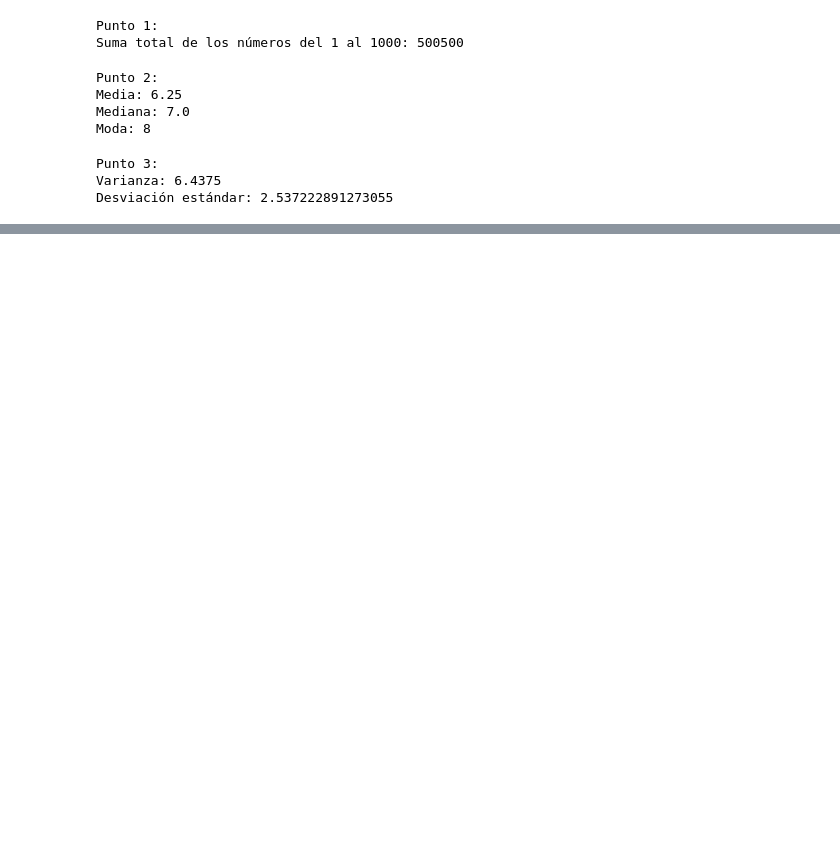
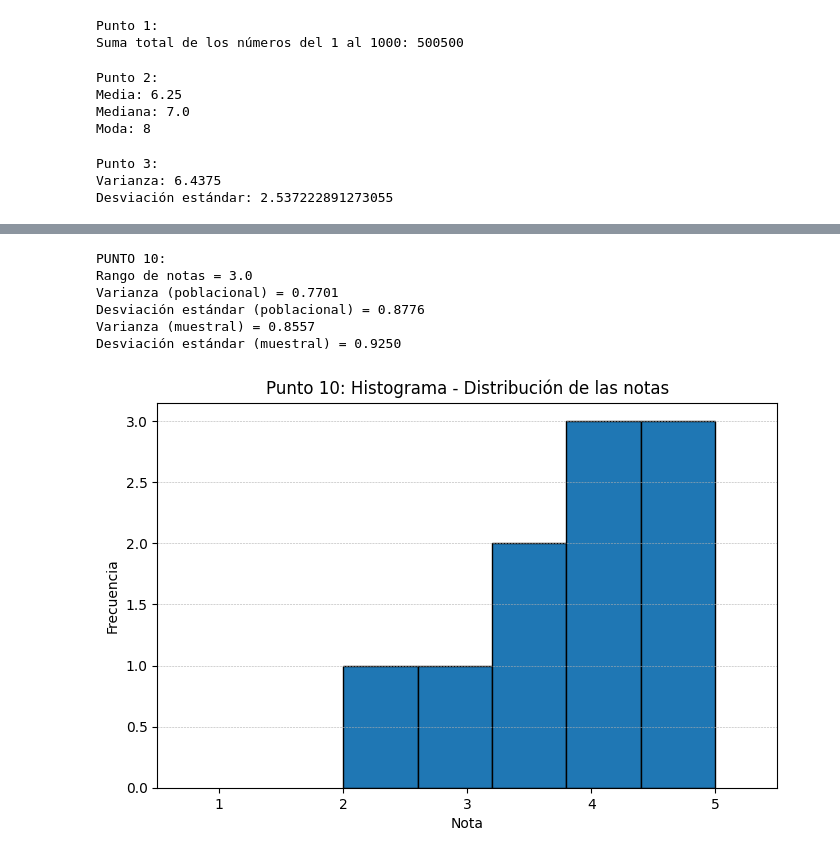
Before and after one commit to DariusClover/INTELIGENCIA-ARTIFICIAL, a Jupyter notebook: Taller_Análisis_de_Datos_con_Pandas,_NumPy_y_Matplotlib.ipynb, the cells around one changed output, grey strips where cells are left out. Drawn from its saved outputs; the diff is of its cells as text; code cells hidden in the pictures; blank space fills up the shorter version.

```diff
--- a/Taller_Análisis_de_Datos_con_Pandas,_NumPy_y_Matplotlib.ipynb
+++ b/Taller_Análisis_de_Datos_con_Pandas,_NumPy_y_Matplotlib.ipynb
@@ -67,0 +184,39 @@ Desviación estándar: 2.537222891273055
+# %%
+# 10. Calcula el rango, varianza y desviación estándar de las notas, y representa su distribución en un histograma.
+
+# Calcular rango: diferencia entre el valor máximo y mínimo
+rango_notas = df["Nota"].max() - df["Nota"].min()
+
+# Calcular varianza (poblacional, ddof=0) y desviación estándar (poblacional, ddof=0)
+varianza_notas = df["Nota"].var(ddof=0)
+desv_notas = df["Nota"].std(ddof=0)
+
+# Calcular varianza (muestral, ddof=1) y desviación estándar (muestral, ddof=1)
+varianza_muestral_notas = df["Nota"].var(ddof=1)
+desv_muestral_notas = df["Nota"].std(ddof=1)
+
+
+print("\nPUNTO 10:")
+print(f"Rango de notas = {rango_notas}")
+print(f"Varianza (poblacional) = {varianza_notas:.4f}")
+print(f"Desviación estándar (poblacional) = {desv_notas:.4f}")
+print(f"Varianza (muestral) = {varianza_muestral_notas:.4f}")
+print(f"Desviación estándar (muestral) = {desv_muestral_notas:.4f}")
+
+# Histograma (muestra la distribución de las notas)
+plt.figure(figsize=(8,5))
+plt.hist(df["Nota"], bins=5, edgecolor='black') # bins define el número de barras del histograma
+plt.title("Punto 10: Histograma - Distribución de las notas")
+plt.xlabel("Nota")
+plt.ylabel("Frecuencia")
+plt.xlim(0.5, 5.5) # Límites del eje x
+plt.grid(axis='y', linestyle='--', linewidth=0.4) # Añade una cuadrícula en el eje y
+plt.show() # Muestra el gráfico
+# %% [output]
+PUNTO 10:
+Rango de notas = 3.0
+Varianza (poblacional) = 0.7701
+Desviación estándar (poblacional) = 0.8776
+Varianza (muestral) = 0.8557
+Desviación estándar (muestral) = 0.9250
+[figure, added]
```
Also changed, not shown: parts of 5 cells of this notebook.
